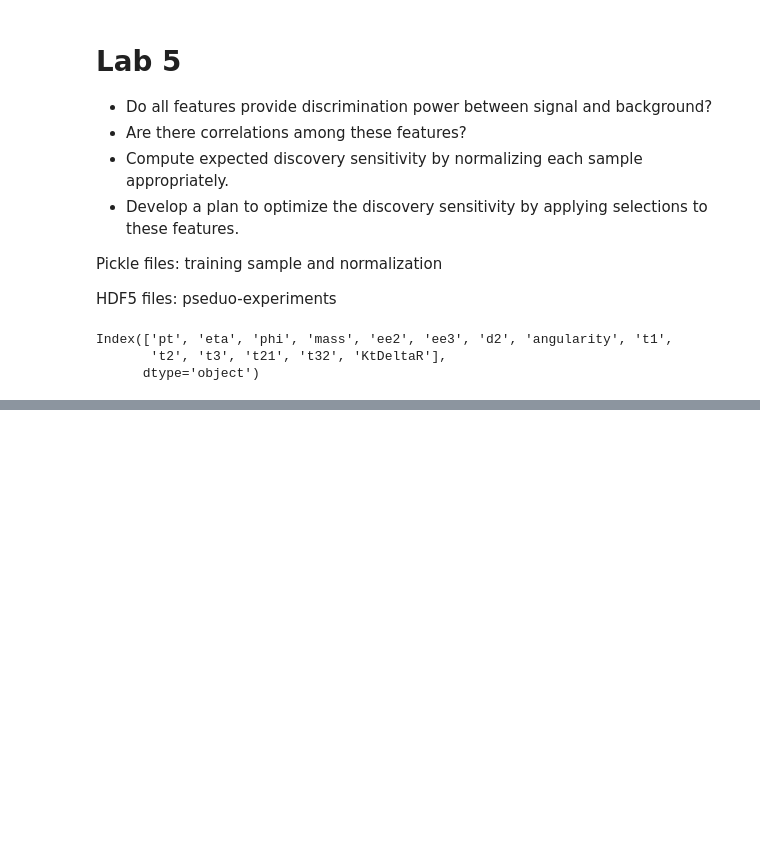
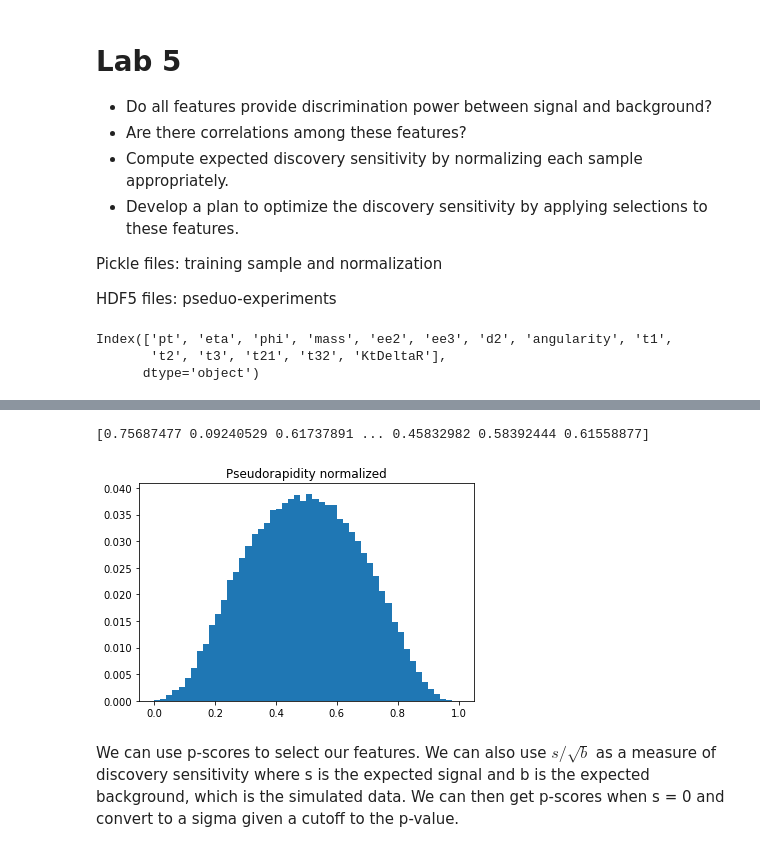
Before and after one commit to JeffreyGao117/Statistics-Higgs-Search, a Jupyter notebook: Lab5.ipynb, the cells around one changed output, grey strips where cells are left out. Saved outputs shown, nothing was run; the diff lists cells and outputs as text; code cells hidden in the pictures; blank space fills up the shorter version.

```diff
--- a/Lab5.ipynb
+++ b/Lab5.ipynb
@@ -102,0 +179,15 @@ for i in range(10):
+# %%
+temp = np.max(data['eta']) - np.min(data['eta'])
+x = [temp] * 100000
+eta_norm = signal.normalize(data['eta']-np.min(data['eta']), x)
+print(eta_norm[0])
+weights = np.ones_like(eta_norm[0])/float(len(eta_norm[0]))
+# plt.hist(eta_norm[0], bins=50, density=True)
+plt.hist(eta_norm[0], weights=weights, bins=50)
+plt.title('Pseudorapidity normalized')
+plt.show()
+# %% [output]
+[0.75687477 0.09240529 0.61737891 ... 0.45832982 0.58392444 0.61558877]
+[figure, added]
+# %% [markdown]
+We can use p-scores to select our features. We can also use $s/\sqrt{b}$ as a measure of discovery sensitivity where s is the expected signal and b is the expected background, which is the simulated data. We can then get p-scores when s = 0 and convert to a sigma given a cutoff to the p-value.
```
Also changed, not shown: parts of 5 cells of this notebook.
